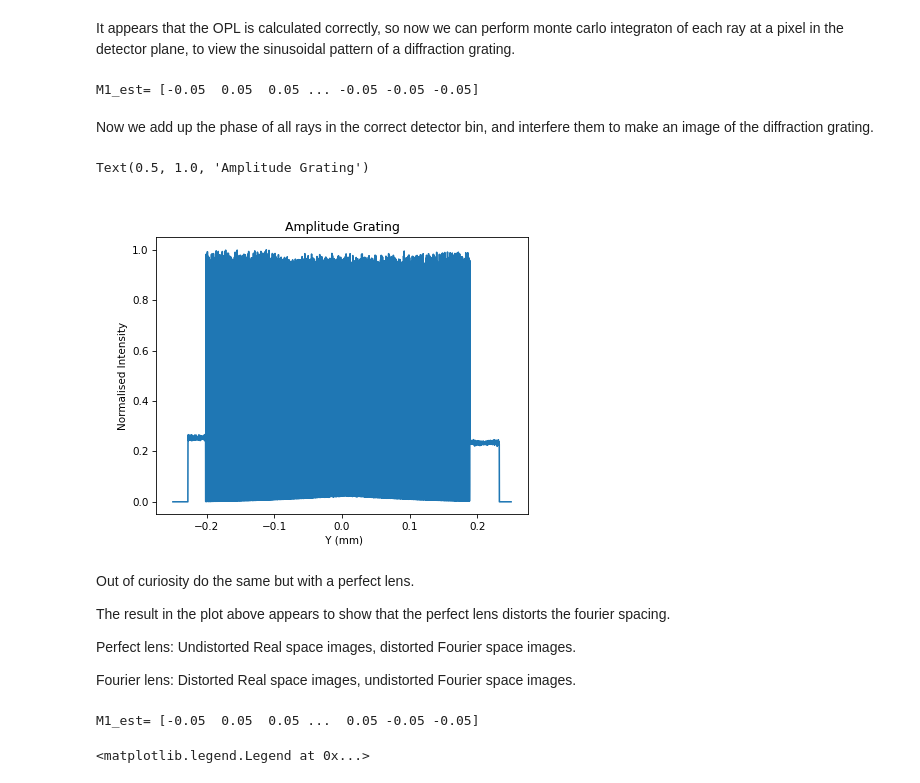
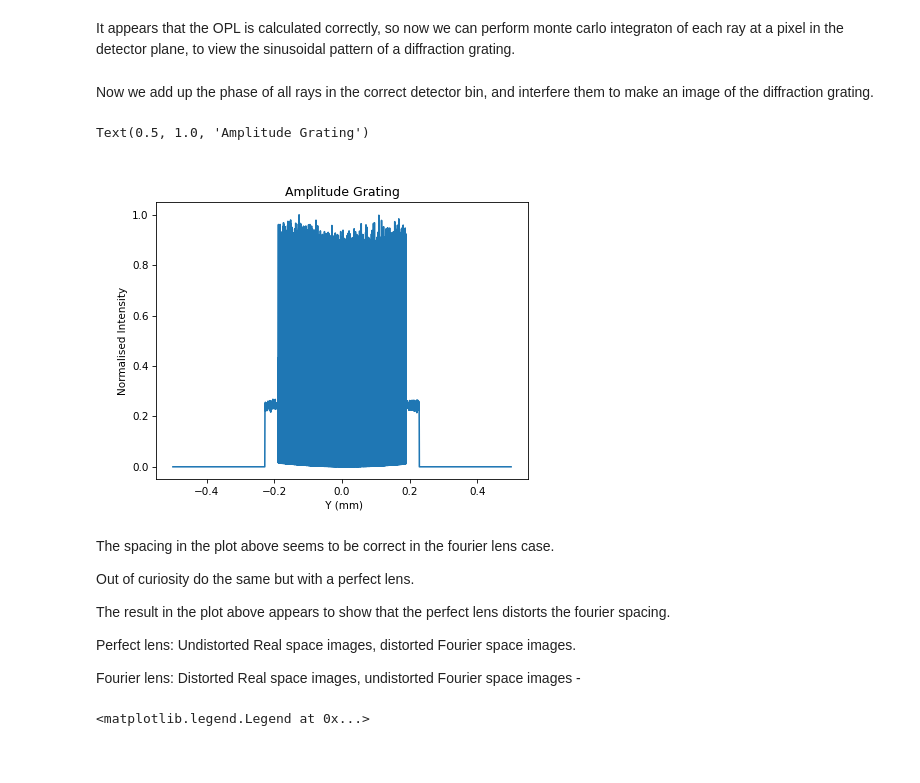
Before and after one commit to DavidLanders95/MonteCarloMS, a Jupyter notebook: CardinalLens_DiffractionGrating1D.ipynb, the cells around one changed output. Drawn from its saved outputs; the diff is of its cells as text; code cells hidden in the pictures; blank space fills up the shorter version.

```diff
--- a/CardinalLens_DiffractionGrating1D.ipynb
+++ b/CardinalLens_DiffractionGrating1D.ipynb
@@ -102,8 +102,14 @@ def diffraction_grating(x, y, z, L, M, opl, wl, F = 200, diffraction_order_choic
 
     return x, y, z, L1, M1, N1, opl1
 
-def rotation_matrix(x, y, alpha):
-    return x * np.cos(alpha) - y * np.sin(alpha), x * np.sin(alpha) + y * np.cos(alpha)
+def rotation_matrix(x, y, cx, cy, alpha):
+    x0 = x - cx
+    y0 = y - cy
+    x0_rot = x0 * np.cos(alpha) - y0 * np.sin(alpha)
+    y0_rot = x0 * np.sin(alpha) + y0 * np.cos(alpha)
+    x1_rot = x0_rot + cx
+    y1_rot = y0_rot + cy
+    return x1_rot, y1_rot
 # %% [markdown]
 Main functions of this notebook
 # %%
@@ -683,7 +689,7 @@ plt.legend()
 It appears that the OPL is calculated correctly, so now we can perform monte carlo integraton of each ray at a pixel in the detector plane,
 to view the sinusoidal pattern of a diffraction grating.
 # %%
-N = int(1e8)
+N = int(1e7)
 
 # Sample random rays from plane wave
 ry = np.random.uniform(-1, 1, N)
@@ -716,8 +722,6 @@ rx_lens2_r, ry_lens2_r, L3, M3, N3, opl6 = fourier_lens(rx_lens2_l, ry_lens2_l,
 
 # Propagate to end
 rx_end, ry_end, rz_end, opl7 = propagate(rx_lens2_r, ry_lens2_r, lens_z_2, L3, M3, N3, f2, opl6)
-# %% [output]
-M1_est= [-0.05  0.05  0.05 ... -0.05 -0.05 -0.05]
 # %% [markdown]
 Now we add up the phase of all rays in the correct detector bin, and interfere them to make an image of the diffraction grating.
 # %%
@@ -726,7 +730,7 @@ num_px_det_x = 1
 det_image = np.zeros((num_px_det_y, num_px_det_x), dtype = np.complex128)
 
 det_shape = [num_px_det_y, num_px_det_x]
-det_width_y = 0.5
+det_width_y = 1
 det_centre_y = 0.0
 
 det_pixels_y, px_size_y = np.linspace(det_centre_y - det_width_y / 2, det_centre_y + det_width_y / 2, num_px_det_y, retstep = True)
@@ -735,13 +739,13 @@ det_pixels_y, px_size_y = np.linspace(det_centre_y - det_width_y / 2, det_centre
 pixel_coords_x, pixel_coords_y = get_pixel_coords(np.zeros(ry_end.shape), ry_end, det_shape, px_size_y)
 pixel_coords_y, pixel_coords_x = np.round((pixel_coords_y, pixel_coords_x)).astype(int)
 
-sy, sx = det_shape
-
 # This little phase shift moves the ray to the centre of the pixel, as it's very important
 # to add the rays coherently: See page 26 of Marco Mouts thesis:
  #https://pure.tudelft.nl/ws/files/54806574/BM_Mout_dissertation_Ray_based_diffraction_methods.pdf
 dx = np.sqrt((ry_end - det_pixels_y[pixel_coords_y]) ** 2)
 ray_phase = np.exp(1j * (2*np.pi / wl) * (opl7 + dx * M3))
+
+sy, sx = det_shape
 
 # Get mask to select ray indices on detector
 mask = np.logical_and(
@@ -751,47 +755,47 @@ mask = np.logical_and(
     ),
     np.logical_and(
         0 <= pixel_coords_x,
         pixel_coords_x < sx
     )
 )
-
 
 # Get indices of ray locations on detector
 flat_icds = np.ravel_multi_index(
     [
         pixel_coords_y[mask],
         pixel_coords_x[mask],
     ],
     det_shape
 )
 
 # Add phase at each pixel
 np.add.at(
     det_image.ravel(),
     flat_icds,
     ray_phase,
 )
-
 # Plot
 plt.figure()
 plt.plot(det_pixels_y, np.abs(det_image[:, 0]) ** 2 / np.max(np.abs(det_image[:, 0]) ** 2), label = 'Fourier Lens Image of Grating')
 plt.xlabel(' Y (mm)')
 plt.ylabel('Normalised Intensity')
 plt.title('Amplitude Grating')
 # %% [output]
 Text(0.5, 1.0, 'Amplitude Grating')
-[figure, old version]
+[figure, new version]
 # %% [markdown]
+The spacing in the plot above seems to be correct in the fourier lens case.
+
 Out of curiosity do the same but with a perfect lens.
 
 The result in the plot above appears to show that the perfect lens distorts the fourier spacing.
 
 Perfect lens: Undistorted Real space images, distorted Fourier space images.
 
-Fourier lens: Distorted Real space images, undistorted Fourier space images.
+Fourier lens: Distorted Real space images, undistorted Fourier space images -
 # %%
 # Sample random rays from plane wave
-ry = np.random.uniform(-2, 2, N)
+ry = np.random.uniform(-1, 1, N)
 
 rx, rz = np.linspace(0, 0, N),  np.linspace(plane_wave_z, plane_wave_z, N)
 M0, L0, N0 = np.linspace(0, 0, N), np.linspace(0, 0, N), np.linspace(1, 1, N)
@@ -821,8 +825,6 @@ rx_lens2_r, ry_lens2_r, L3, M3, N3, opl6 = perfect_lens(rx_lens2_l, ry_lens2_l,
 
 # Propagate to end
 rx_end, ry_end, rz_end, opl7 = propagate(rx_lens2_r, ry_lens2_r, lens_z_2, L3, M3, N3, f2, opl6)
-# %% [output]
-M1_est= [-0.05  0.05  0.05 ...  0.05 -0.05 -0.05]
 # %%
 num_px_det_y = 5000
 num_px_det_x = 1
```
Also changed, not shown: parts of 6 cells of this notebook, 2 other files.
